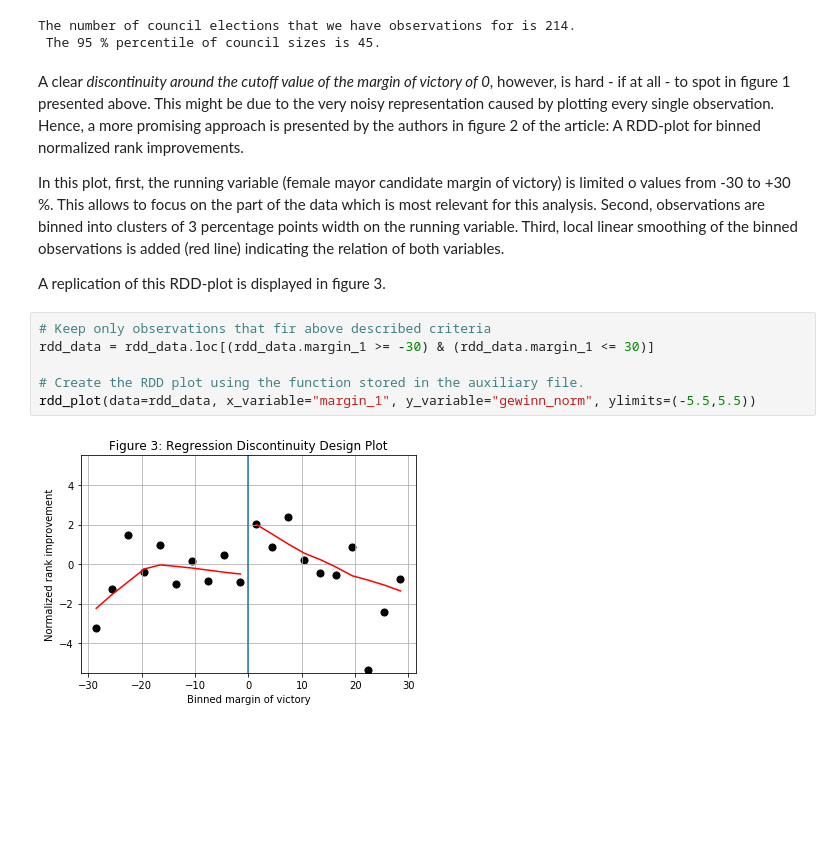
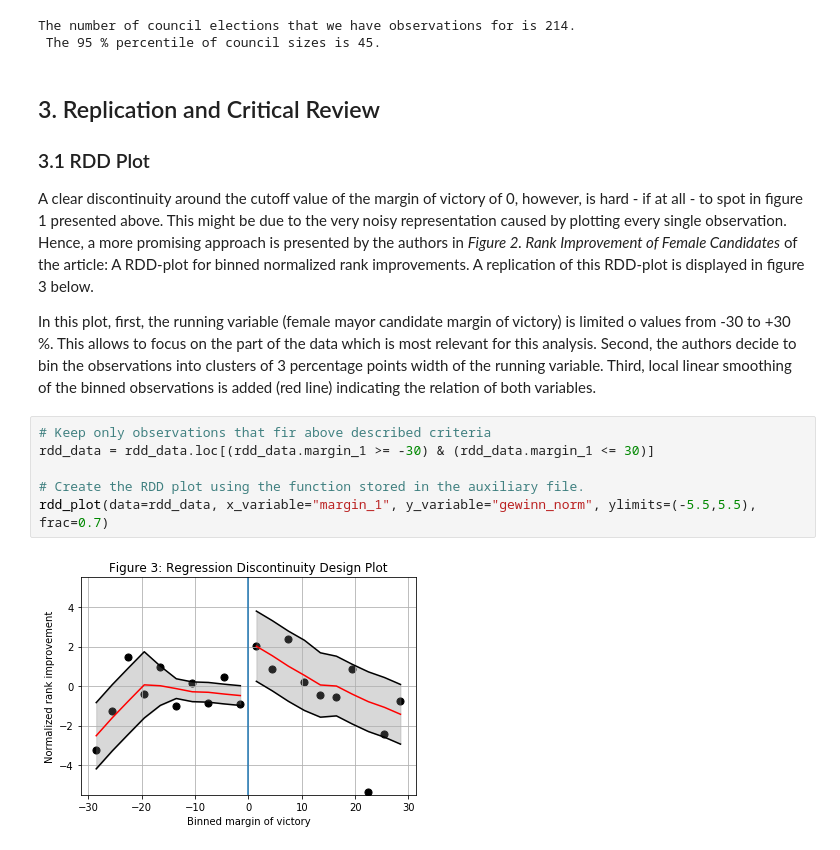
Before and after one commit to DaLueke/replication-baskeran-hessami-2018, a Jupyter notebook: student_project.ipynb, the cells around one changed output. Cells and saved outputs as stored; diff of their text form; blank space fills up the shorter version.

Commit message:
Added new auxiliary function, now RDD plots show confidence intervals.

```diff
--- a/student_project.ipynb
+++ b/student_project.ipynb
@@ -167,16 +167,16 @@ See the caveats in the documentation: http://pandas.pydata.org/pandas-docs/stabl
 The number of council elections that we have observations for is 214.
  The 95 % percentile of council sizes is 45.
 # %% [markdown]
-A clear *discontinuity around the cutoff value of the margin of victory of 0*, however, is hard - if at all - to spot in figure 1 presented above. This might be due to the very noisy representation caused by plotting every single observation. Hence, a more promising approach is presented by the authors in figure 2 of the article: A RDD-plot for binned normalized rank improvements.
+## 3. Replication and Critical Review
+### 3.1 RDD Plot
+A clear discontinuity around the cutoff value of the margin of victory of 0, however, is hard - if at all - to spot in figure 1 presented above. This might be due to the very noisy representation caused by plotting every single observation. Hence, a more promising approach is presented by the authors in *Figure 2. Rank Improvement of Female Candidates* of the article: A RDD-plot for binned normalized rank improvements. A replication of this RDD-plot is displayed in figure 3 below.
 
-In this plot, first, the running variable (female mayor candidate margin of victory) is limited o values from -30 to +30 %. This allows to focus on the part of the data which is most relevant for this analysis. Second, observations are binned into clusters of 3 percentage points width on the running variable. Third, local linear smoothing of the binned observations is added (red line) indicating the relation of both variables.
-
-A replication of this RDD-plot is displayed in figure 3.
+In this plot, first, the running variable (female mayor candidate margin of victory) is limited o values from -30 to +30 %. This allows to focus on the part of the data which is most relevant for this analysis. Second, the authors decide to bin the observations into clusters of 3 percentage points width of the running variable. Third, local linear smoothing of the binned observations is added (red line) indicating the relation of both variables.
 # %%
 # Keep only observations that fir above described criteria
 rdd_data = rdd_data.loc[(rdd_data.margin_1 >= -30) & (rdd_data.margin_1 <= 30)]
 
 # Create the RDD plot using the function stored in the auxiliary file.
-rdd_plot(data=rdd_data, x_variable="margin_1", y_variable="gewinn_norm", ylimits=(-5.5,5.5))
+rdd_plot(data=rdd_data, x_variable="margin_1", y_variable="gewinn_norm", ylimits=(-5.5,5.5), frac=0.7)
 # %% [output]
-[figure, old version]
+[figure, new version]
```
Also changed, not shown: parts of 4 cells of this notebook, 1 other file.
